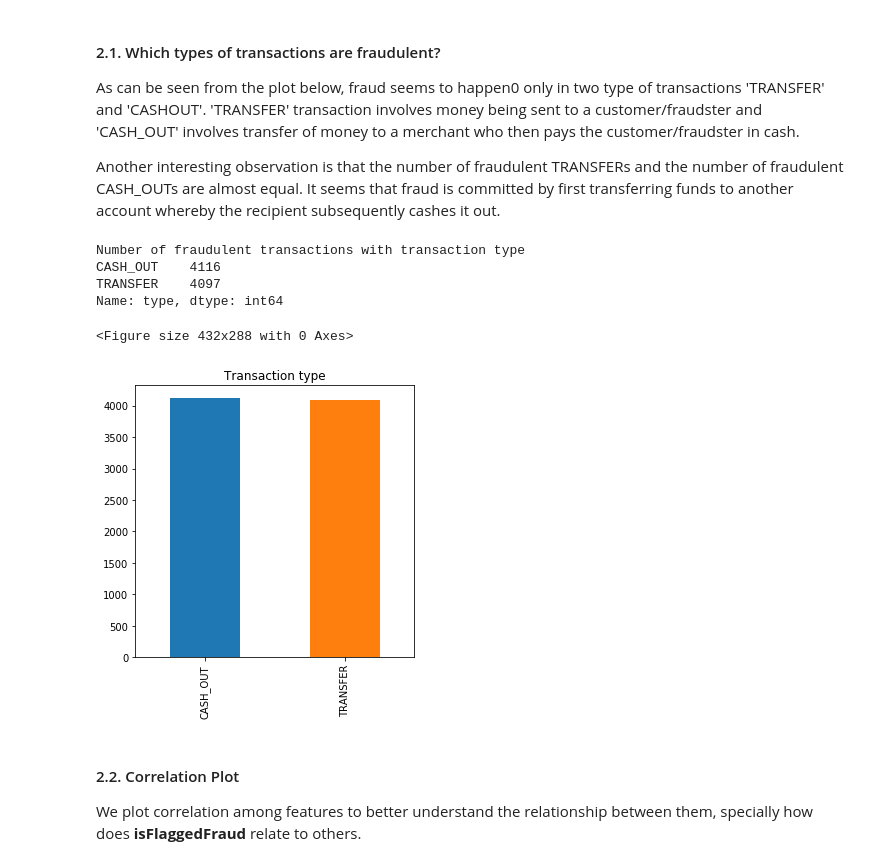
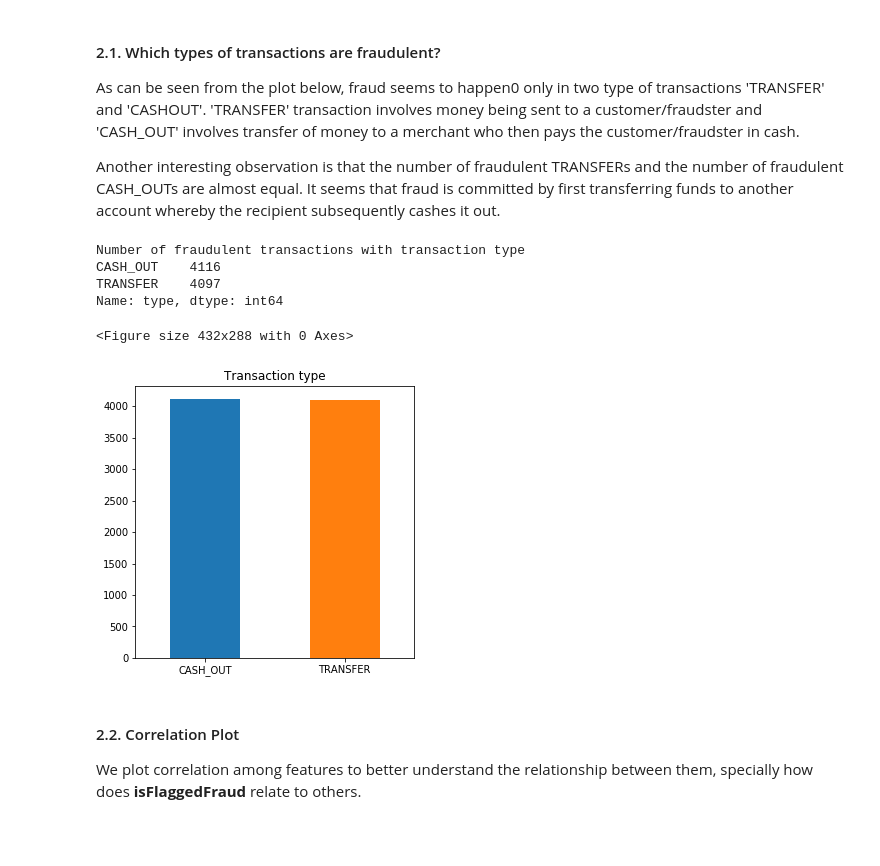
Before and after one commit to amanrajdce/Fraud-Detector, a Jupyter notebook: Fraudulent_Transaction_Detection.ipynb, the cells around one changed output. Saved outputs shown, nothing was run; the diff lists cells and outputs as text; code cells hidden in the pictures; blank space fills up the shorter version.

```diff
--- a/Fraudulent_Transaction_Detection.ipynb
+++ b/Fraudulent_Transaction_Detection.ipynb
@@ -63,17 +63,19 @@ Another interesting observation is that the number of fraudulent TRANSFERs and t
 # %%
 print("Number of fraudulent transactions with transaction type")
 print(df[df.isFraud == 1].type.value_counts())
 plt.figure()
 f, ax = plt.subplots(1, 1, figsize=(5, 5))
 df[df.isFraud == 1].type.value_counts().plot(kind='bar', title="Transaction type", ax=ax, figsize=(5,5))
+ax.set_xticks([0, 1])
+ax.set_xticklabels(['CASH_OUT', 'TRANSFER'], rotation='horizontal')
 plt.show()
 # %% [output]
 Number of fraudulent transactions with transaction type
 CASH_OUT    4116
 TRANSFER    4097
 Name: type, dtype: int64
 <Figure size 432x288 with 0 Axes>
-[figure, old version]
+[figure, new version]
 # %% [markdown]
 #### 2.2. Correlation Plot
 We plot correlation among features to better understand the relationship between them, specially how does **isFlaggedFraud** relate to others.
```
Also changed, not shown: parts of 3 cells of this notebook.
